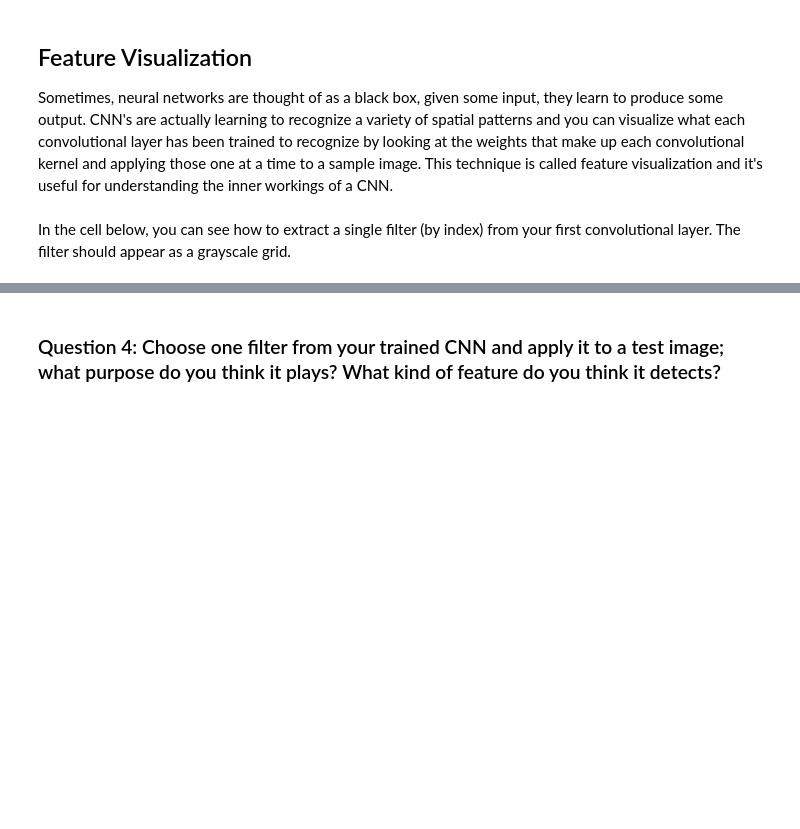
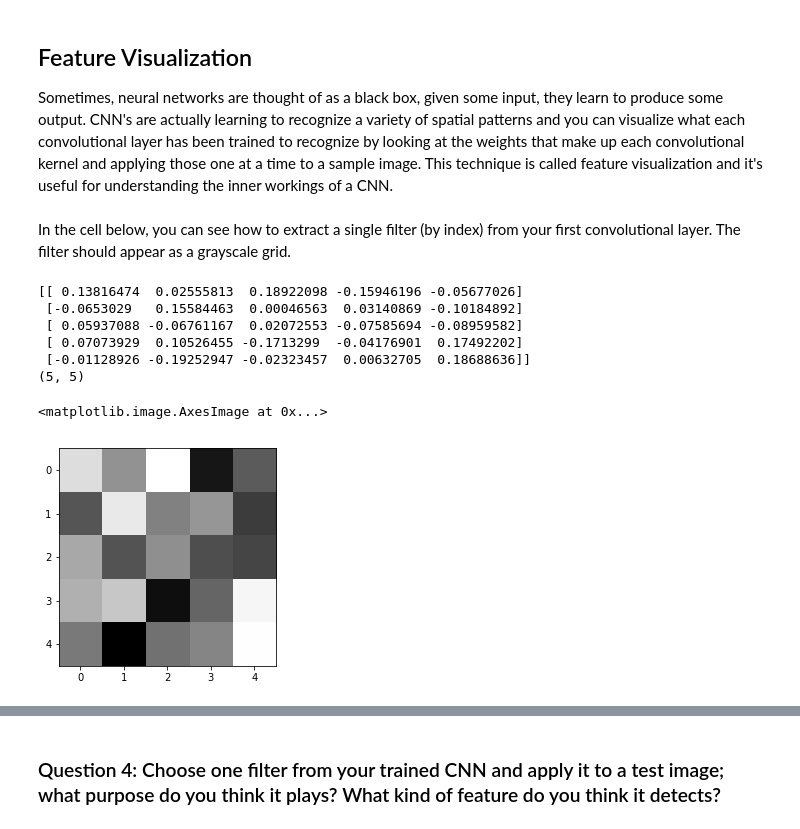
Before and after one commit to jlealtru/P1_Facial_Keypoints, a Jupyter notebook: 2. Define the Network Architecture.ipynb, the cells around one changed output, grey strips where cells are left out. Saved outputs shown, nothing was run; the diff lists cells and outputs as text; code cells hidden in the pictures; blank space fills up the shorter version.

```diff
--- a/2. Define the Network Architecture.ipynb
+++ b/2. Define the Network Architecture.ipynb
@@ -482,17 +486,26 @@ In the cell below, you can see how to extract a single filter (by index) from yo
 # %%
 # Get the weights in the first conv layer, "conv1"
 # if necessary, change this to reflect the name of your first conv layer
 weights1 = net.conv1.weight.data
 
-w = weights1.numpy()
+w = weights1.cpu().numpy()
 
 filter_index = 0
 
 print(w[filter_index][0])
 print(w[filter_index][0].shape)
 
 # display the filter weights
 plt.imshow(w[filter_index][0], cmap='gray')
+# %% [output]
+[[ 0.13816474  0.02555813  0.18922098 -0.15946196 -0.05677026]
+ [-0.0653029   0.15584463  0.00046563  0.03140869 -0.10184892]
+ [ 0.05937088 -0.06761167  0.02072553 -0.07585694 -0.08959582]
+ [ 0.07073929  0.10526455 -0.1713299  -0.04176901  0.17492202]
+ [-0.01128926 -0.19252947 -0.02323457  0.00632705  0.18688636]]
+(5, 5)
+<matplotlib.image.AxesImage at 0x...>
+[figure, added]
 # %% [markdown]
 ## Feature maps
 
```
Also changed, not shown: parts of 11 cells of this notebook.
